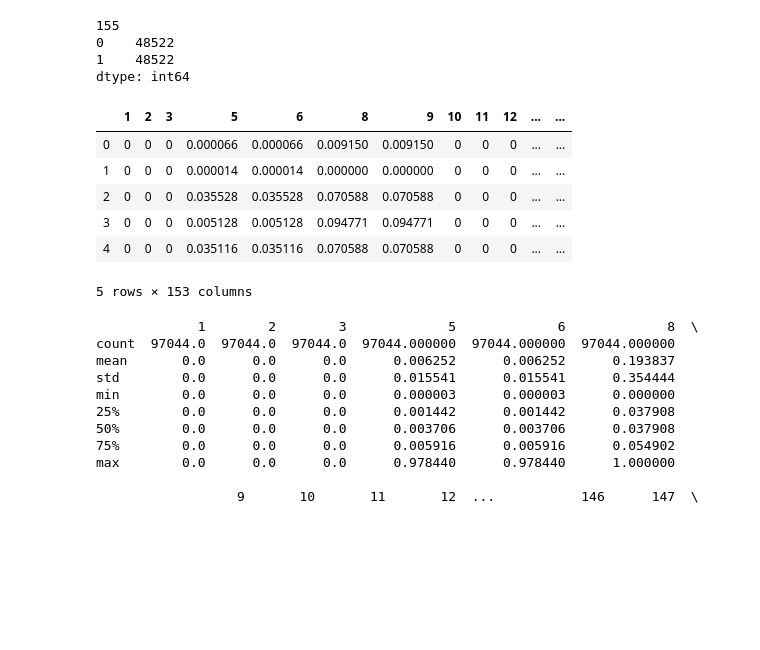
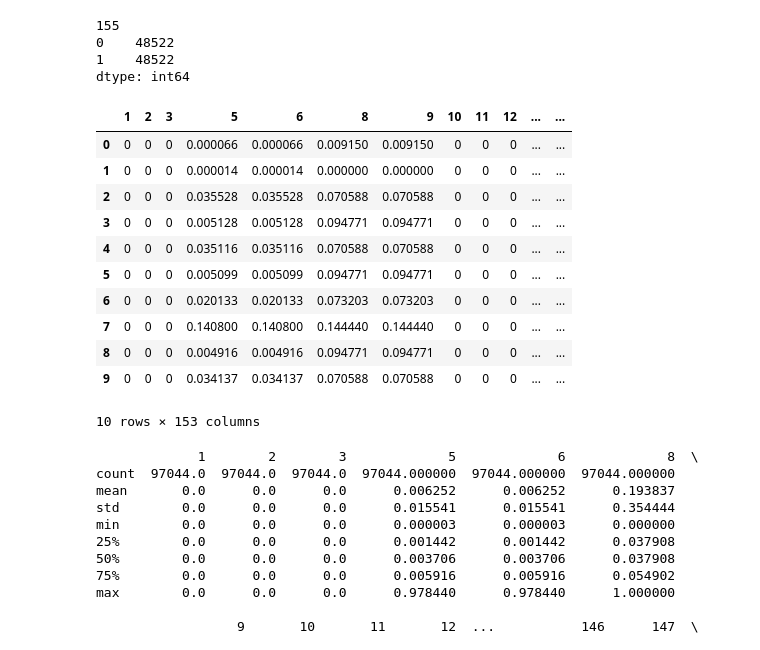
Before and after one commit to AML-Project-Group/impersonation_detection, a Jupyter notebook: Main.ipynb, the cells around one changed output. Saved outputs shown, nothing was run; the diff lists cells and outputs as text; code cells hidden in the pictures; blank space fills up the shorter version.

```diff
--- a/Main.ipynb
+++ b/Main.ipynb
@@ -60,15 +60,20 @@ print(class_counts)
 dtype: int64
 # %%
 ''' Check the first 10 rows '''
-df.head(5)
+df.head(10)
 # %% [output]
 |  | 1 | 2 | 3 | 5 | 6 | 8 | 9 | 10 | 11 | 12 | ... | ... |
 | 0 | 0 | 0 | 0 | 0.000066 | 0.000066 | 0.009150 | 0.009150 | 0 | 0 | 0 | ... | ... |
 | 1 | 0 | 0 | 0 | 0.000014 | 0.000014 | 0.000000 | 0.000000 | 0 | 0 | 0 | ... | ... |
 | 2 | 0 | 0 | 0 | 0.035528 | 0.035528 | 0.070588 | 0.070588 | 0 | 0 | 0 | ... | ... |
 | 3 | 0 | 0 | 0 | 0.005128 | 0.005128 | 0.094771 | 0.094771 | 0 | 0 | 0 | ... | ... |
 | 4 | 0 | 0 | 0 | 0.035116 | 0.035116 | 0.070588 | 0.070588 | 0 | 0 | 0 | ... | ... |
+| 5 | 0 | 0 | 0 | 0.005099 | 0.005099 | 0.094771 | 0.094771 | 0 | 0 | 0 | ... | ... |
+| 6 | 0 | 0 | 0 | 0.020133 | 0.020133 | 0.073203 | 0.073203 | 0 | 0 | 0 | ... | ... |
+| 7 | 0 | 0 | 0 | 0.140800 | 0.140800 | 0.144440 | 0.144440 | 0 | 0 | 0 | ... | ... |
+| 8 | 0 | 0 | 0 | 0.004916 | 0.004916 | 0.094771 | 0.094771 | 0 | 0 | 0 | ... | ... |
+| 9 | 0 | 0 | 0 | 0.034137 | 0.034137 | 0.070588 | 0.070588 | 0 | 0 | 0 | ... | ... |
-5 rows × 153 columns
+10 rows × 153 columns
 # %%
 ''' Descriptive statistics '''
 print(df.describe())
```
Also changed, not shown: parts of 29 cells of this notebook.
